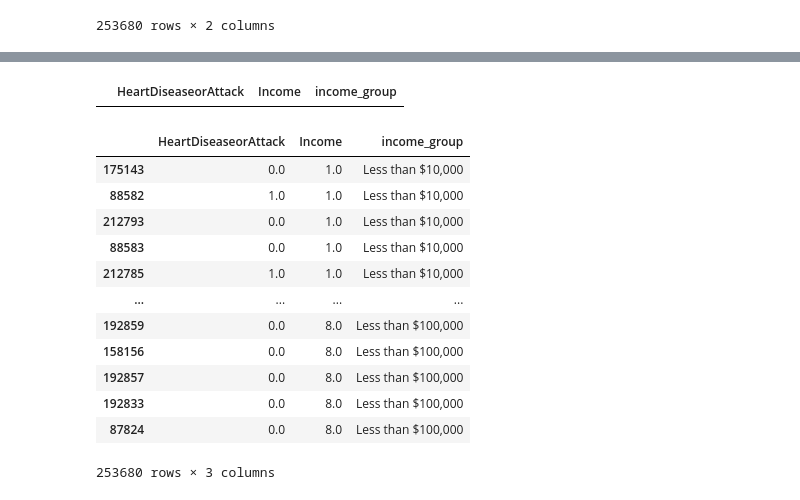
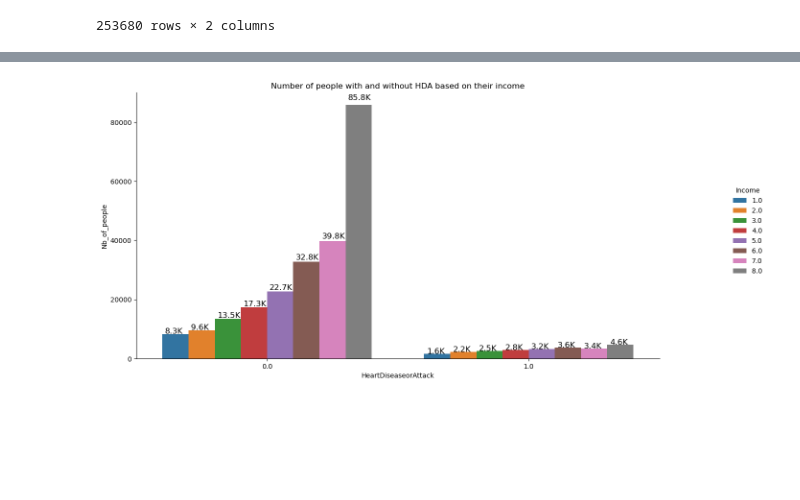
Before and after one commit to MaudGes/Heart_disease_model, a Jupyter notebook: Heart_Disease_EDA.ipynb, the cells around one changed output, grey strips where cells are left out. Drawn from its saved outputs; the diff is of its cells as text; code cells hidden in the pictures; blank space fills up the shorter version.

```diff
--- a/Heart_Disease_EDA.ipynb
+++ b/Heart_Disease_EDA.ipynb
@@ -2447,22 +2429,0 @@ While looking at the data, we can see that there are no repondents earning more
-# %%
-no_respondents_income = all_education.loc[(all_education.Income >= 9.0)]
-no_respondents_income
-# %% [output]
-|  | HeartDiseaseorAttack | Income | income_group |
-# %%
-respondents_income =  all_education.loc[(all_education.Income < 9.0)]
-respondents_income
-# %% [output]
-|  | HeartDiseaseorAttack | Income | income_group |
-| 175143 | 0.0 | 1.0 | Less than $10,000 |
-| 88582 | 1.0 | 1.0 | Less than $10,000 |
-| 212793 | 0.0 | 1.0 | Less than $10,000 |
-| 88583 | 0.0 | 1.0 | Less than $10,000 |
-| 212785 | 1.0 | 1.0 | Less than $10,000 |
-| ... | ... | ... | ... |
-| 192859 | 0.0 | 8.0 | Less than $100,000 |
-| 158156 | 0.0 | 8.0 | Less than $100,000 |
-| 192857 | 0.0 | 8.0 | Less than $100,000 |
-| 192833 | 0.0 | 8.0 | Less than $100,000 |
-| 87824 | 0.0 | 8.0 | Less than $100,000 |
-253680 rows × 3 columns
@@ -2470,0 +2430,16 @@ To finish
+# %%
+g = sns.catplot(kind='bar', data=nb_of_people_depending_income_level, x='HeartDiseaseorAttack', y='Nb_of_people', hue = 'Income').set(title = "Number of people with and without HDA based on their income")
+g.fig.set_size_inches(16,8)
+g.fig.subplots_adjust(top=0.81,right=0.86)
+
+ax = g.facet_axis(0,0)
+for p in ax.patches:
+    ax.text(p.get_x() + 0.01,
+            p.get_height() * 1.02,
+           '{0:.1f}K'.format(p.get_height()/1000),
+            color='black',
+            rotation='horizontal',
+            size='large')
+plt.show()
+# %% [output]
+[figure, added]
```
Also changed, not shown: parts of 18 cells of this notebook.
